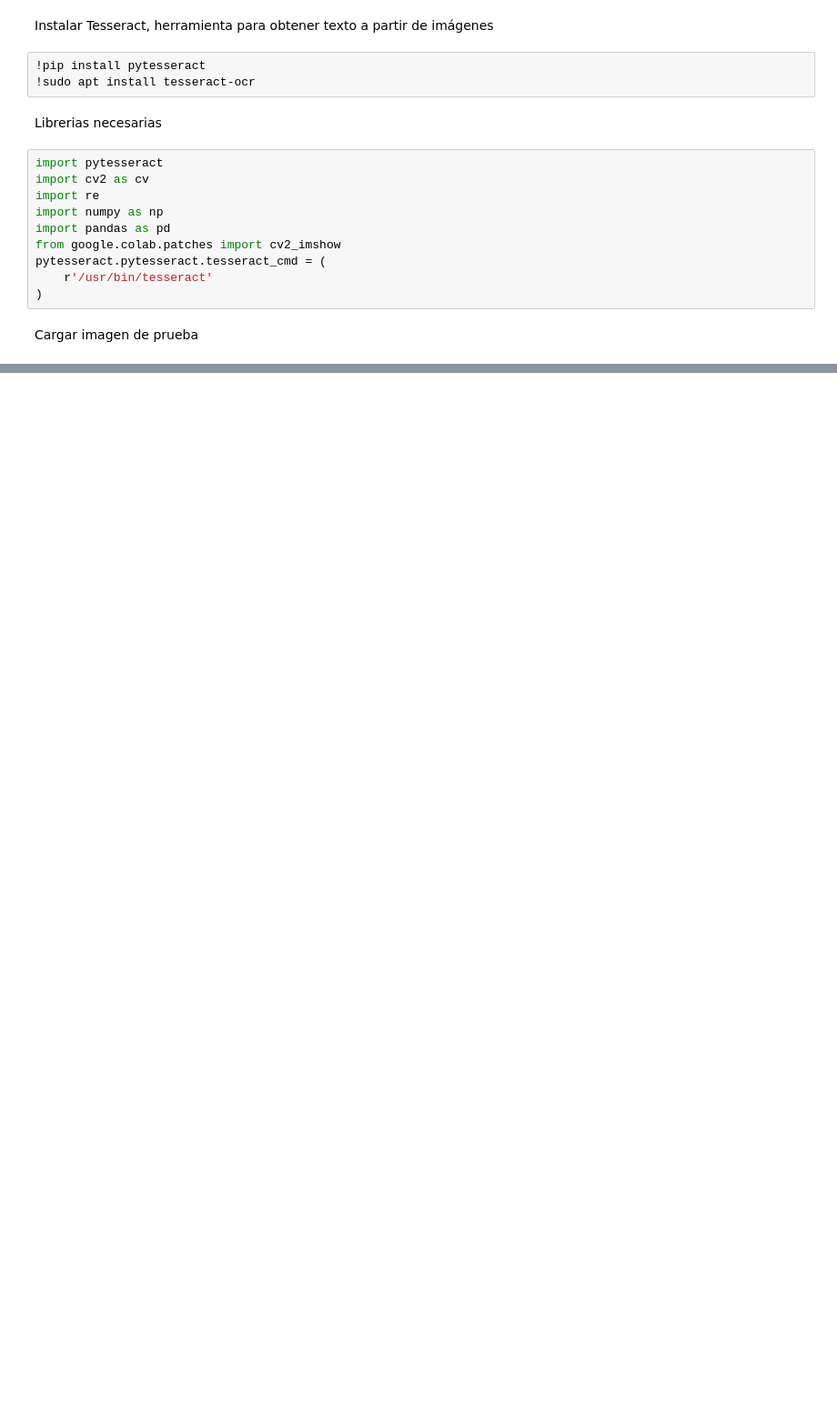
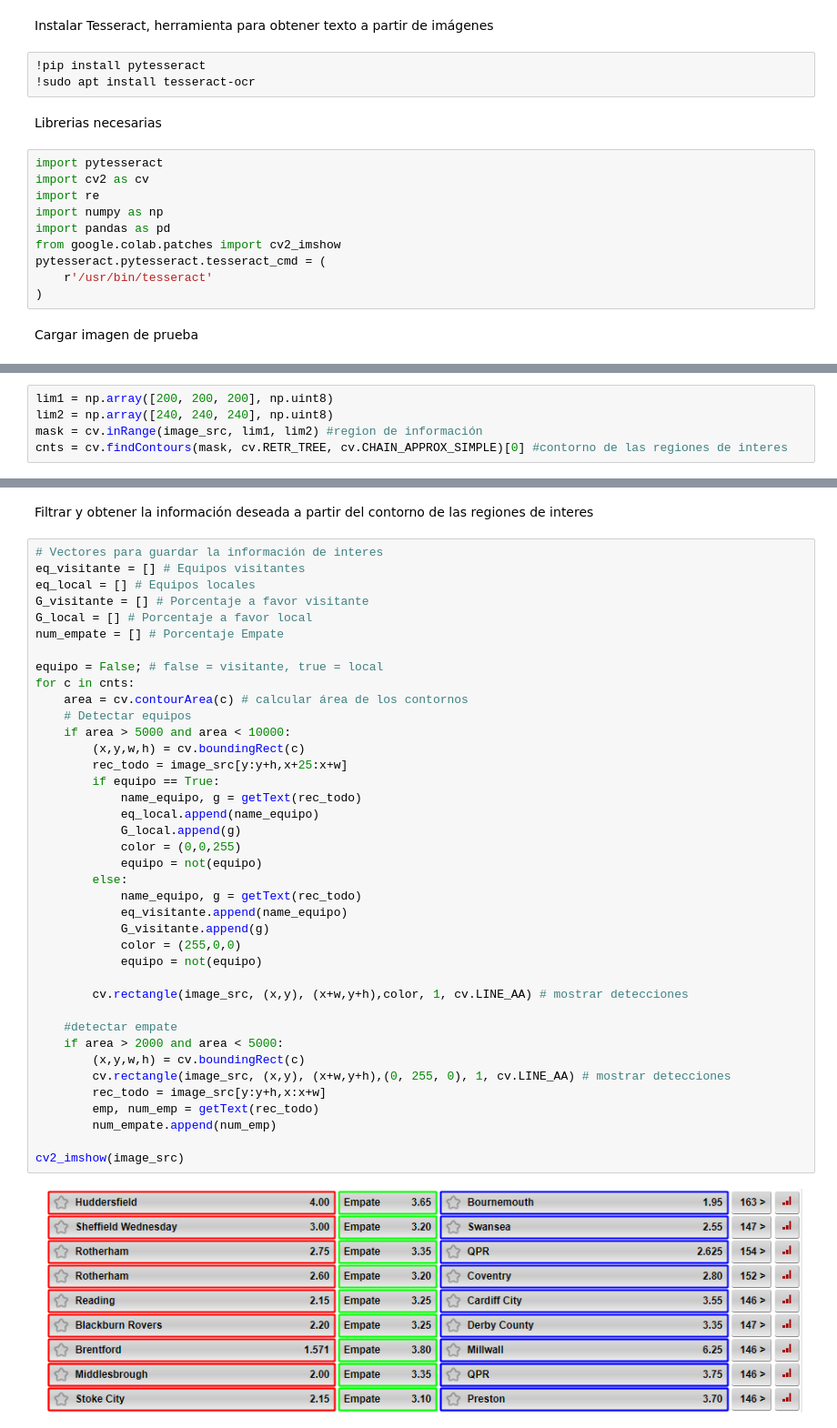
Before and after one commit to edwingallardo516/Vision-Artificial, a Jupyter notebook: sacar_informacion_de_texto.ipynb, the cells around one changed output, grey strips where cells are left out. Shown: that part at 91% size. Drawn from its saved outputs; the diff is of its cells as text; blank space fills up the shorter version.

```diff
--- a/sacar_informacion_de_texto.ipynb
+++ b/sacar_informacion_de_texto.ipynb
@@ -25,0 +33,5 @@ cv2_imshow(image)
+# %%
+lim1 = np.array([200, 200, 200], np.uint8)
+lim2 = np.array([240, 240, 240], np.uint8)
+mask = cv.inRange(image_src, lim1, lim2) #region de información
+cnts = cv.findContours(mask, cv.RETR_TREE, cv.CHAIN_APPROX_SIMPLE)[0] #contorno de las regiones de interes
@@ -25,0 +69,43 @@ cv2_imshow(image)
+# %% [markdown]
+Filtrar y obtener la información deseada a partir del contorno de las regiones de interes
+# %%
+# Vectores para guardar la información de interes
+eq_visitante = [] # Equipos visitantes
+eq_local = [] # Equipos locales
+G_visitante = [] # Porcentaje a favor visitante
+G_local = [] # Porcentaje a favor local
+num_empate = [] # Porcentaje Empate
+
+equipo = False; # false = visitante, true = local
+for c in cnts:
+    area = cv.contourArea(c) # calcular área de los contornos
+    # Detectar equipos
+    if area > 5000 and area < 10000:
+        (x,y,w,h) = cv.boundingRect(c)
+        rec_todo = image_src[y:y+h,x+25:x+w]
+        if equipo == True:
+            name_equipo, g = getText(rec_todo)
+            eq_local.append(name_equipo)
+            G_local.append(g)
+            color = (0,0,255)
+            equipo = not(equipo)
+        else:
+            name_equipo, g = getText(rec_todo)
+            eq_visitante.append(name_equipo)
+            G_visitante.append(g)
+            color = (255,0,0)
+            equipo = not(equipo)
+
+        cv.rectangle(image_src, (x,y), (x+w,y+h),color, 1, cv.LINE_AA) # mostrar detecciones
+
+    #detectar empate
+    if area > 2000 and area < 5000:
+        (x,y,w,h) = cv.boundingRect(c)
+        cv.rectangle(image_src, (x,y), (x+w,y+h),(0, 255, 0), 1, cv.LINE_AA) # mostrar detecciones
+        rec_todo = image_src[y:y+h,x:x+w]
+        emp, num_emp = getText(rec_todo)
+        num_empate.append(num_emp)
+
+cv2_imshow(image_src)
+# %% [output]
+[figure, added]
```
Also changed, not shown: parts of 7 cells of this notebook.
